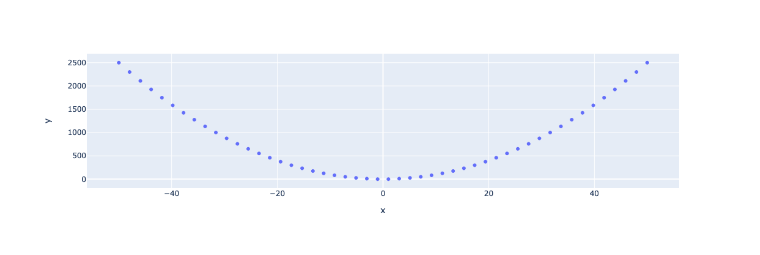
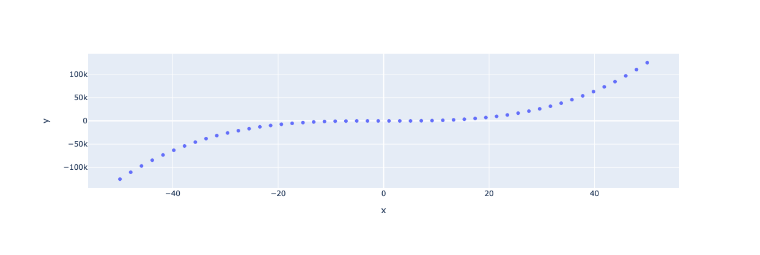
Before and after one commit to casimon-rh/my-notebooks-repo, a Jupyter notebook: experiment1.ipynb, the cells around one changed output. Cells and saved outputs as stored; diff of their text form; code cells hidden in the pictures.

```diff
--- a/experiment1.ipynb
+++ b/experiment1.ipynb
@@ -4,7 +4,7 @@ import plotly.express as px
 # x-axis data points
 x = np.linspace(start=-50, stop=50)
 # y-axis data points
-y = x ** 2
+y = x ** 5
 # define the plot
 fig = px.scatter(x=x, y=y)
 fig.show()
@@ -13 +12 @@ fig.show()
-[figure, old version]
+[figure, new version]
```
Also changed, not shown: parts of 1 cell of this notebook.
